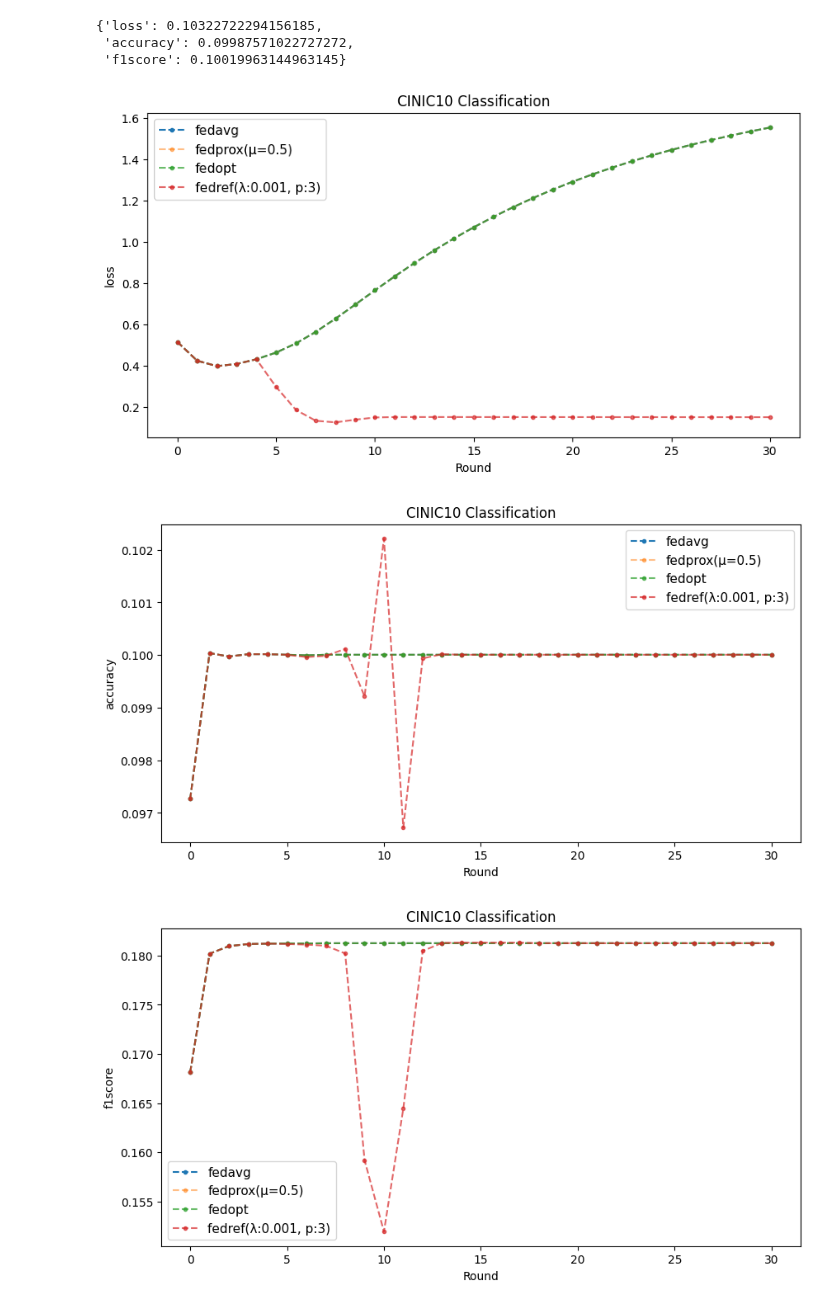
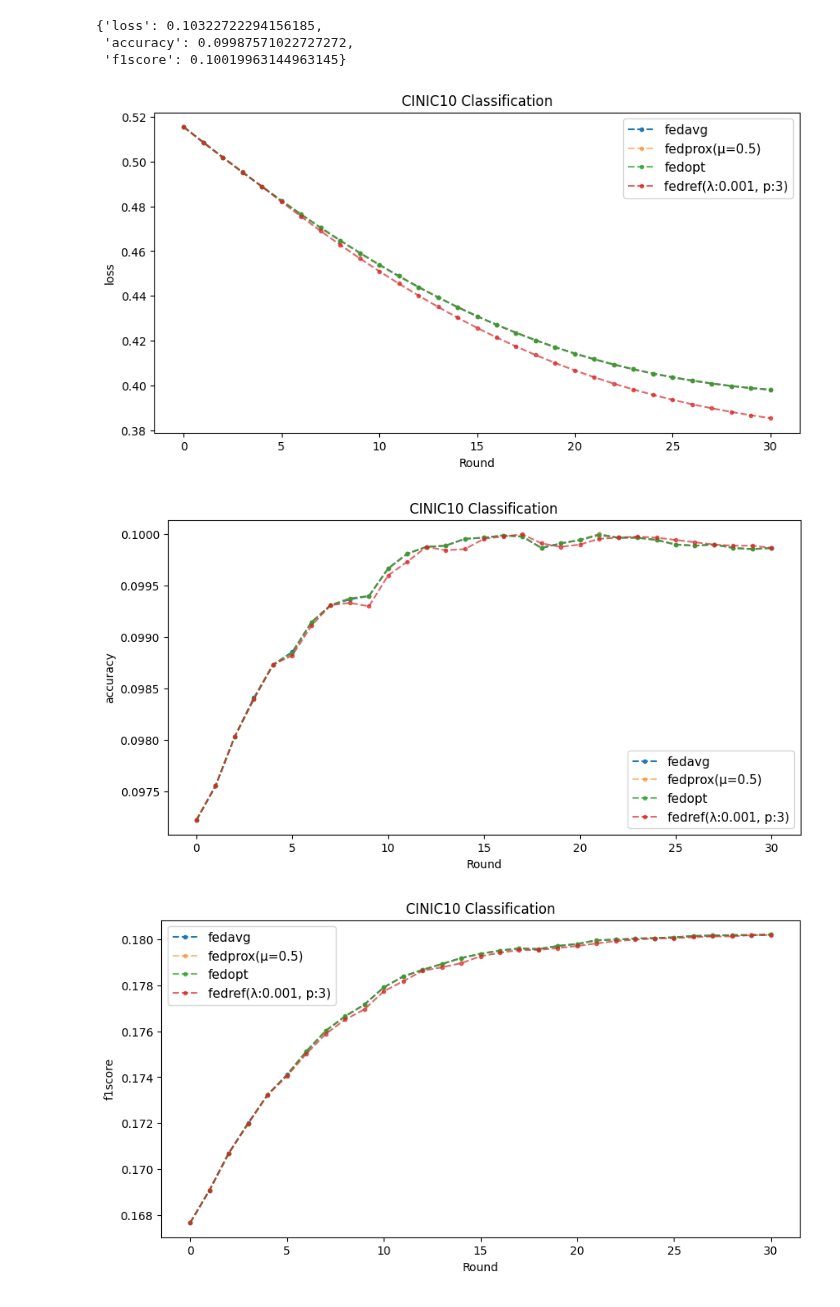
Before and after one commit to TaehwanY98/Fed-Ref, a Jupyter notebook: 5.Cinic10.ipynb, the cells around one changed output. Saved outputs shown, nothing was run; the diff lists cells and outputs as text; code cells hidden in the pictures.

```diff
--- a/5.Cinic10.ipynb
+++ b/5.Cinic10.ipynb
@@ -155,17 +155,17 @@ def ploting(fedavg, fedprox, fedref, title="MNIST Classification", zoom_min = 20
 # %%
 fedavg = pd.read_csv("Result/fedavg/fedavg_cinic10.csv")
 fedprox = pd.read_csv("Result/fedprox/fedprox_cinic10.csv")
 fedopt = pd.read_csv("Result/fedopt/fedopt_cinic10.csv")
 fedref = [{**fedopt.to_dict("series"), **{"label":"fedopt"}},
-    {**pd.read_csv("./Result/fedref/fedref_cinic10_lda0.1_p3.csv").to_dict("series"), **{"label":"fedref(λ:0.001, p:3)"}}
+    {**pd.read_csv("./Result/fedref/fedref_cinic10_lda0.01_p3.csv").to_dict("series"), **{"label":"fedref(λ:0.001, p:3)"}}
     ]
 ploting(fedavg, fedprox, fedref, title="CINIC10 Classification", zoom_min = 20, zoom_max=25, inset=False, metric="loss")
 ploting(fedavg, fedprox, fedref, title="CINIC10 Classification", zoom_min = 20, zoom_max=25, inset=False, metric="accuracy")
 ploting(fedavg, fedprox, fedref, title="CINIC10 Classification", zoom_min = 20, zoom_max=25, inset=False, metric="f1score")
 # %% [output]
-[figure, old version]
+[figure, new version]
-[figure, old version]
+[figure, new version]
-[figure, old version]
+[figure, new version]
 # %%
 plt.bar(range(10), [9000]*10)
 plt.xlabel("Subset ID")
```
Also changed, not shown: 5 other files.
